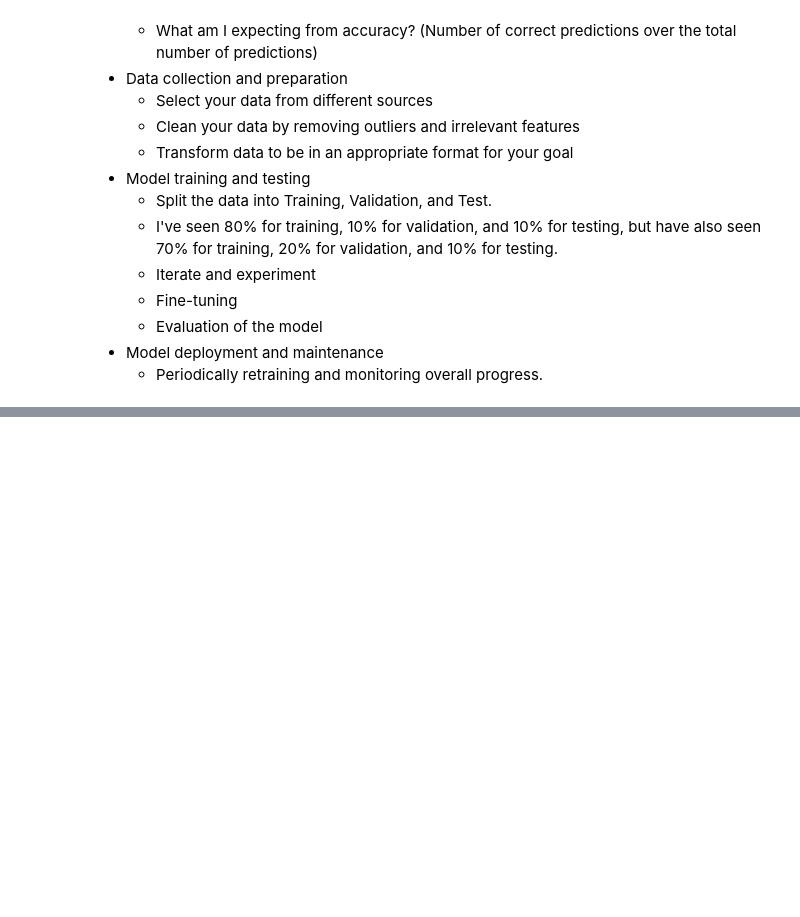
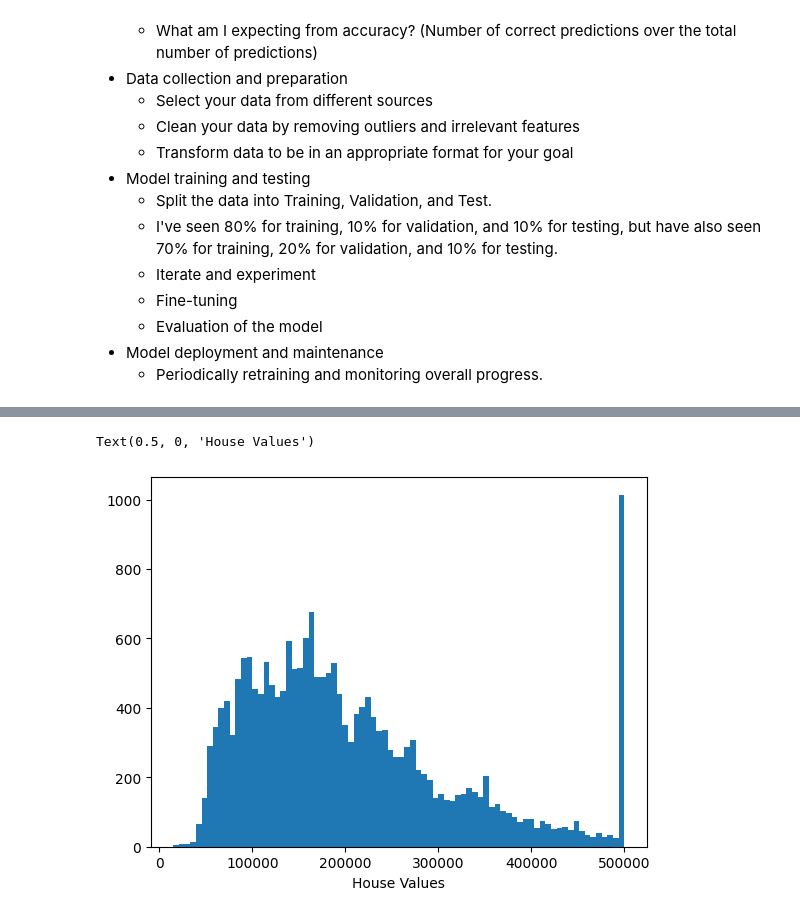
Before and after one commit to Evrot/Cyog, a Jupyter notebook: machine_learning_sept1420.ipynb, the cells around one changed output, grey strips where cells are left out. Drawn from its saved outputs; the diff is of its cells as text; code cells hidden in the pictures; blank space fills up the shorter version.

```diff
--- a/machine_learning_sept1420.ipynb
+++ b/machine_learning_sept1420.ipynb
@@ -47,0 +62,6 @@ It can be built with a large enough dataset + enough compute processing power. L
+# %%
+# Reading the dataset
+housing_df = pd.read_csv("housing.csv")
+
+# Using .info() to see which features are available and what their data types are
+housing_df.info()
@@ -47,0 +86,7 @@ It can be built with a large enough dataset + enough compute processing power. L
+# %%
+# Visualizing the data using a histogram
+plt.hist(housing_df['median_house_value'], bins=80) # bins represents the amount of columns
+plt.xlabel("House Values")
+# %% [output]
+Text(0.5, 0, 'House Values')
+[figure, added]
```
Also changed, not shown: parts of 22 cells of this notebook.
